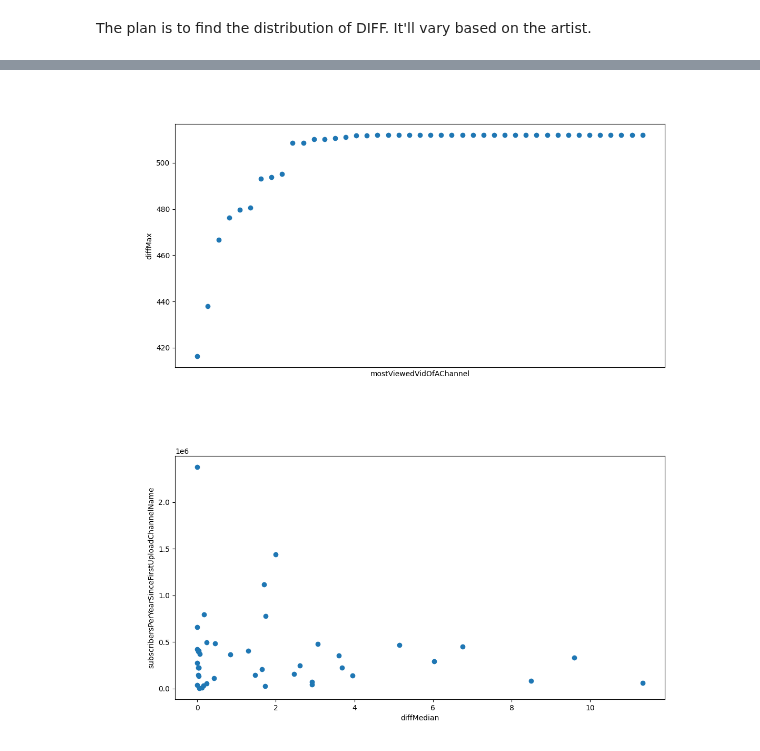
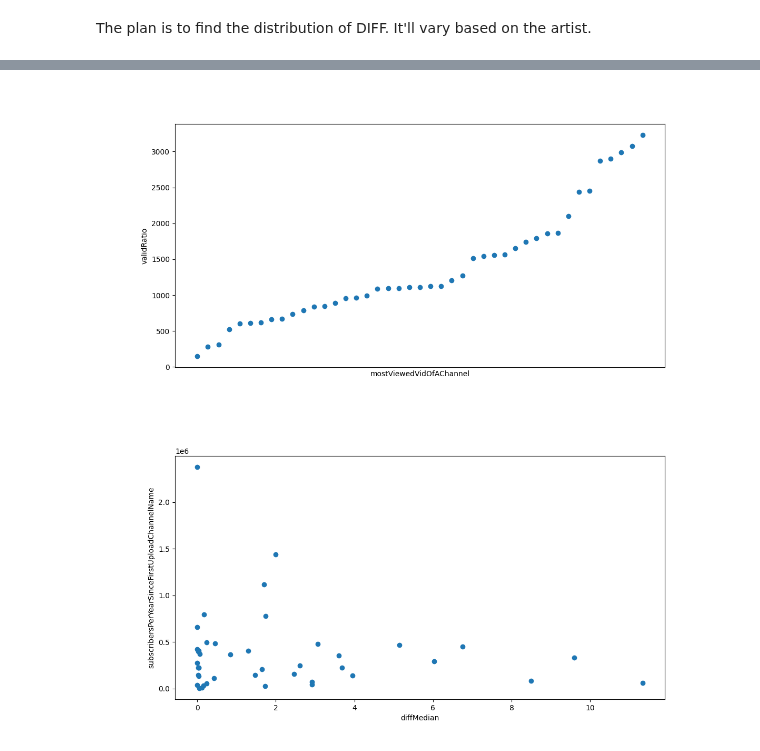
Before and after one commit to ojiwon-kenobi/youtuberChannels, a Jupyter notebook: animation_analysis/animation_analysis.ipynb, the cells around one changed output, grey strips where cells are left out. Drawn from its saved outputs; the diff is of its cells as text; code cells hidden in the pictures.

```diff
--- a/animation_analysis/animation_analysis.ipynb
+++ b/animation_analysis/animation_analysis.ipynb
@@ -539,6 +541,5 @@ for lineartPath in glob.glob("frames/*"):
 # %%
-with open('vidIdToFramesListAndStats_mse_ssim.json', 'w') as output:
-    json.dump(dictOfVidIdToDiffMse, output)
-with open('vidIdToFramesListAndStats_mse_ssim.json') as input:
+# with open('vidIdToFramesListAndStats_mse_ssim.json', 'w') as output:
+#     json.dump(dictOfVidIdToDiffMse, output)
+with open('vidIdToFramesListAndStats_diff.json') as input:
     data = json.load(input)
-dictOfVidIdToDiffMse
@@ -579,38 +546,71 @@ vidIdToFramesListAndStatsDf.head()
+# %%
+vidIdToFramesListAndStatsDf = pd.DataFrame.from_dict(data).T
+
+with open('../channelId_to_mostViewedVidId.json') as input:
+    channelId_to_mostViewedVidId = json.load(input)
+with open('../channelHolisticInfo.json') as input:
+    channelHolisticInfo = pd.DataFrame.from_dict(json.load(input))
+
+channelIdInOrder = []
+for index in vidIdToFramesListAndStatsDf.index:
+    for channelId, mostViewedVidId in channelId_to_mostViewedVidId.items():
+        if index == mostViewedVidId:
+            channelIdInOrder.append(channelId)
+
+channelTitle=[]
+channelSubCountNormalized=[]
+for channelId in channelIdInOrder:
+    for index, row in channelHolisticInfo.iterrows():
+        if row['channelId'] == channelId:
+            channelTitle.append(row['channelName'])
+            channelSubCountNormalized.append(row['subscribersPerYearSinceFirstUpload'])
+channelHolisticInfo.head()
+vidIdToFramesListAndStatsDf['channelId'] = channelIdInOrder
+vidIdToFramesListAndStatsDf['channelName'] = channelTitle
+vidIdToFramesListAndStatsDf['subscribersPerYearSinceFirstUploadChannelName'] = channelSubCountNormalized
+
+colorRatioInOrder = []
+for index in vidIdToFramesListAndStatsDf.index:
+    for video, colorRatio in vidId_to_colorPercentage_2.items():
+        if index == video:
+            colorRatioInOrder.append(colorRatio)
+
+vidIdToFramesListAndStatsDf['colorRatio'] = colorRatioInOrder
 # %%
 %matplotlib widget
 # %%
 import mplcursors
 
 x_name = "mostViewedVidOfAChannel"
-y_name = "diffVar"
+y_name = "validRatio"
 tooltip_name = "channel owner"
 x = vidIdToFramesListAndStatsDf.index
 y= [float(i) for i in vidIdToFramesListAndStatsDf[y_name]]
 
 zipped = zip(x, y)
 sorted_vidId_to_validRatio = dict(sorted(dict(zipped).items(), key=lambda item: item[1]))
 # tt = df[tooltip_name]
 
 fig, ax = plt.subplots(1, figsize=(12,6))
 sc = ax.scatter(sorted_vidId_to_validRatio.keys(), sorted_vidId_to_validRatio.values())
 # # Plot the average line
 # avg_score= vidIdToFramesListAndStatsDf[y_name].mean()
 # mean_x=np.arange(0,43,1)
 # mean_y=[avg_score for i in np.zeros_like(x)]
 # mean_line = ax.plot(mean_x,mean_y, label='Mean', linestyle='--')
 plt.tick_params(
     axis='x',          # changes apply to the x-axis
     which='both',      # both major and minor ticks are affected
     bottom=False,      # ticks along the bottom edge are off
     top=False,         # ticks along the top edge are off
     labelbottom=False) # labels along the bottom edge are off
 cursor = mplcursors.cursor(sc, hover=True)
 
 plt.xlabel(x_name)
 plt.ylabel(y_name)
 plt.show()
 # %% [output]
-[figure, old version]
+[figure, new version]
 # %%
 import numpy as np
 import scipy.stats
```
Also changed, not shown: parts of 7 cells of this notebook, 1 other file.
